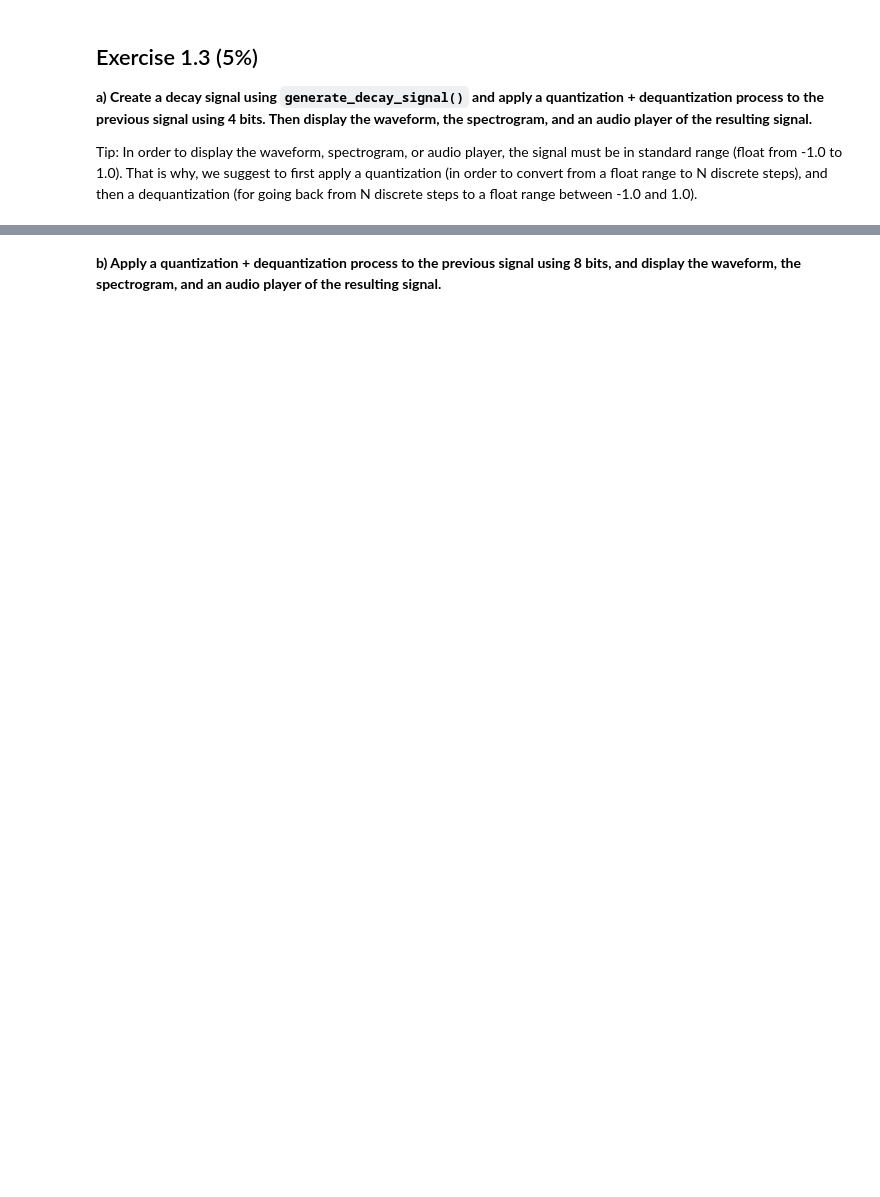
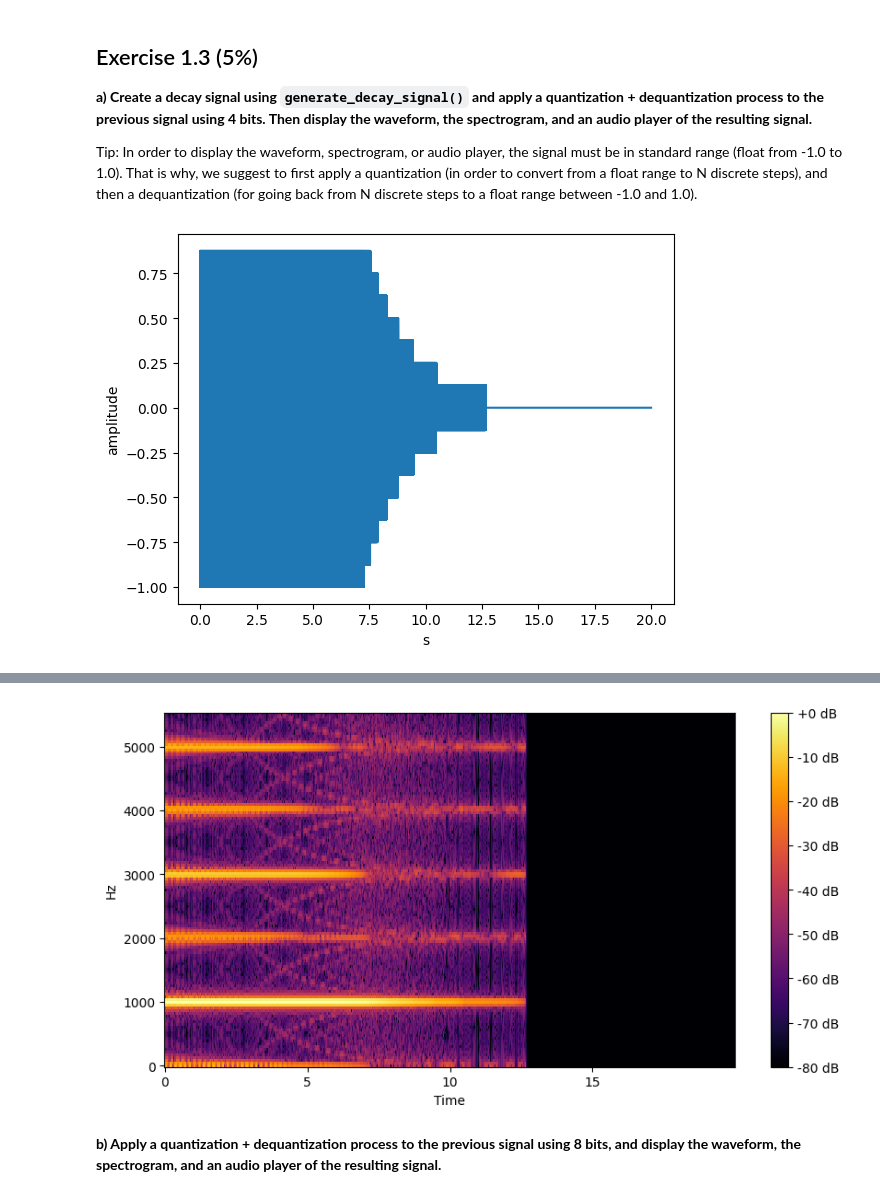
Before and after one commit to javiech1/SCAV, a Jupyter notebook: P1/Lab1_QuantizationAndEntropyCoding_2023.ipynb, the cells around one changed output, grey strips where cells are left out. Drawn from its saved outputs; the diff is of its cells as text; code cells hidden in the pictures; blank space fills up the shorter version.

```diff
--- a/P1/Lab1_QuantizationAndEntropyCoding_2023.ipynb
+++ b/P1/Lab1_QuantizationAndEntropyCoding_2023.ipynb
@@ -305,3 +371,13 @@ for (N, snr, theo_snr) in zip(N_range, snrs, theo_snrs):
 **a) Create a decay signal using `generate_decay_signal()` and apply a quantization + dequantization process to the previous signal using 4 bits. Then display the waveform, the spectrogram, and an audio player of the resulting signal.**
 
 Tip: In order to display the waveform, spectrogram, or audio player, the signal must be in standard range (float from -1.0 to 1.0). That is why, we suggest to first apply a quantization (in order to convert from a float range to N discrete steps), and then a dequantization (for going back from N discrete steps to a float range between -1.0 and 1.0).
+# %%
+signal = generate_decay_signal()
+signal = quantize(signal, 4)
+signal = dequantize(signal, 4)
+
+plot_waveform(signal)
+display_spectrogram(signal)
+display_audio_player(signal)
+# %% [output]
+[figure, added]
@@ -308,2 +385,3 @@ Tip: In order to display the waveform, spectrogram, or audio player, the signal
+[figure, added]
 # %% [markdown]
 **b) Apply a quantization + dequantization process to the previous signal using 8 bits, and display the waveform, the spectrogram, and an audio player of the resulting signal.**
```
Also changed, not shown: parts of 24 cells of this notebook.
